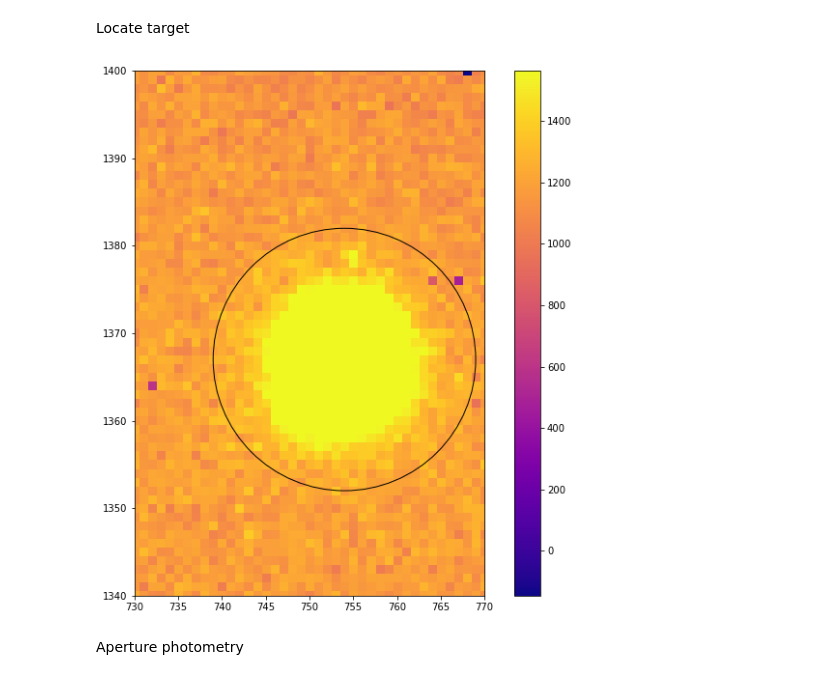
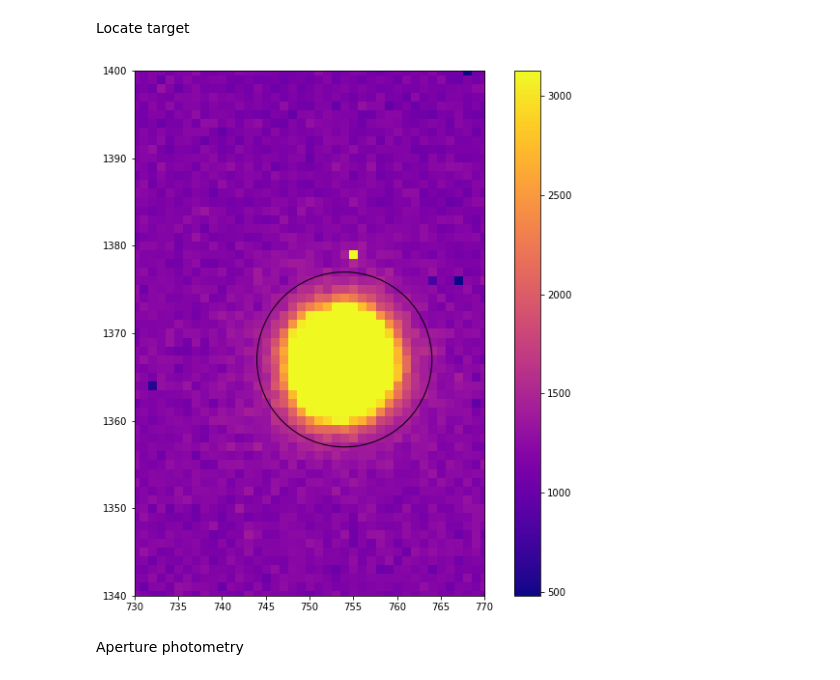
Before and after one commit to JoahanC/ay107project, a Jupyter notebook: ay107_finalproject.ipynb, the cells around one changed output. Drawn from its saved outputs; the diff is of its cells as text; code cells hidden in the pictures.

```diff
--- a/ay107_finalproject.ipynb
+++ b/ay107_finalproject.ipynb
@@ -180,25 +180,27 @@ Locate target
 # %%
 type_mask = data_table_by_type["FILETYPE"] == "science"
 science_table = data_table_by_type[type_mask]
 science_files = science_table["FILENAME"]
 test_science = fits.getdata(science_files[0])
 
 red_science = (test_science - master_dark) / master_flat;
 x_center = 754
 y_center = 1367
 
-z1, z2 = z.get_limits(red_science)
+norm_rad = 15
+
+z1, z2 = z.get_limits(red_science[y_center-norm_rad:y_center+norm_rad, x_center-norm_rad:x_center+norm_rad])
 fig, ax = plt.subplots()
 fig.set_size_inches(11, 10)
 cbar = ax.imshow(red_science, origin="lower", norm=Normalize(z1, z2), cmap="plasma")
-targ_circle = plt.Circle((x_center, y_center), 15, fill=False)
+targ_circle = plt.Circle((x_center, y_center), 10, fill=False)
 ax.add_patch(targ_circle)
 ax.set_xlim(730, 770)
 ax.set_ylim(1340, 1400)
 plt.colorbar(cbar);
 plt.show()
 # %% [output]
-[figure, old version]
+[figure, new version]
 # %% [markdown]
 Aperture photometry
 # %%
```
Also changed, not shown: parts of 6 cells of this notebook.
